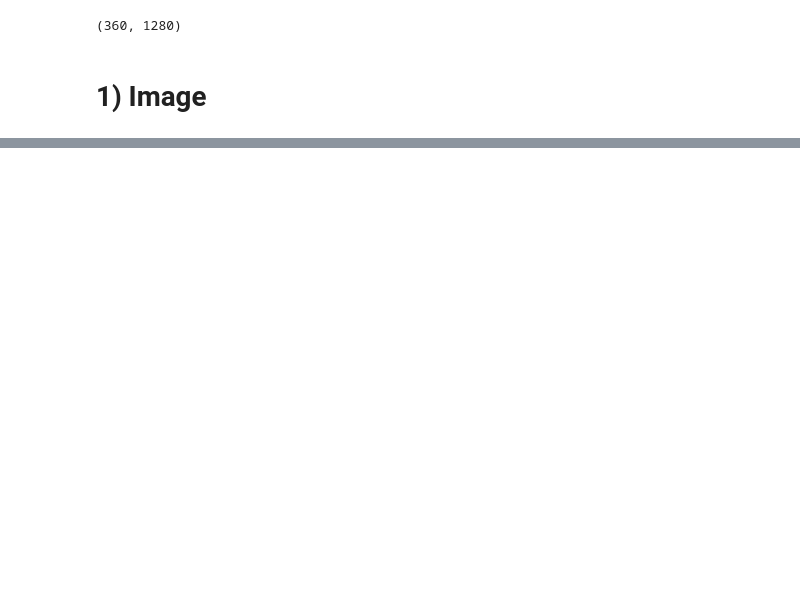
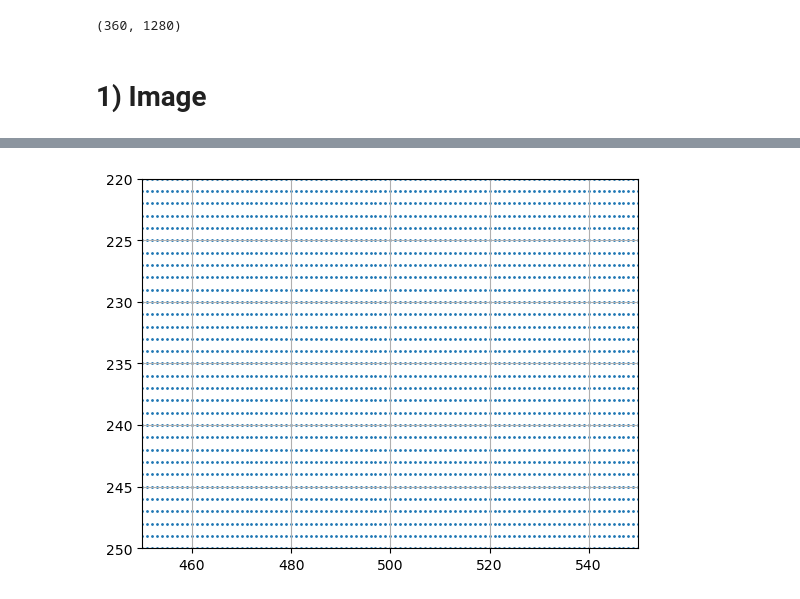
Before and after one commit to joeyanderson1/Summer_Droplet_Impact, a Jupyter notebook: COA Video.ipynb, the cells around one changed output, grey strips where cells are left out. Cells and saved outputs as stored; diff of their text form; code cells hidden in the pictures; blank space fills up the shorter version.

```diff
--- a/COA Video.ipynb
+++ b/COA Video.ipynb
@@ -46,0 +62,10 @@ plt.show()
+# %%
+plt.figure()
+plt.scatter(x, y, s = 1)
+plt.grid(True)
+plt.gca().invert_yaxis()
+plt.ylim(250,220)
+plt.xlim(450, 550)
+plt.show()
+# %% [output]
+[figure, added]
```
Also changed, not shown: parts of 44 cells of this notebook.
